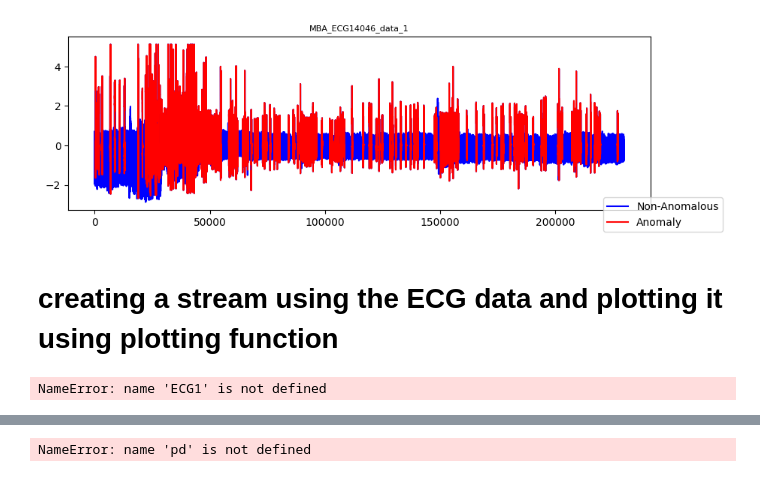
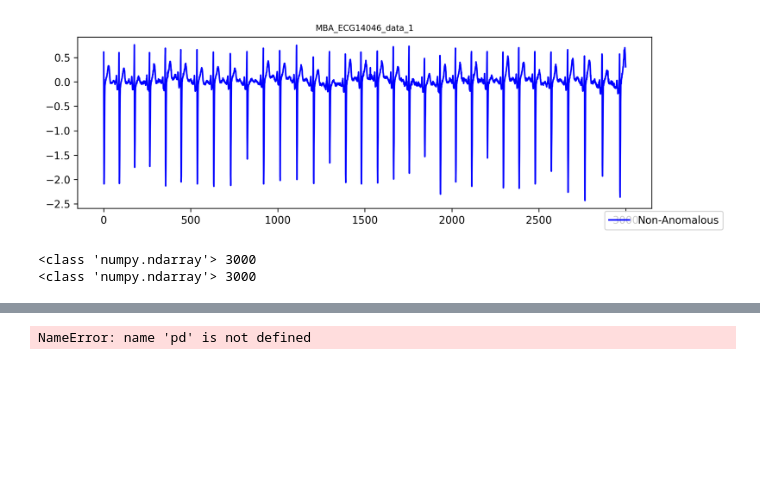
Before and after one commit to mac-dsl/AnomalyDriftDetection, a Jupyter notebook: util/interval_demo.ipynb, the cells around one changed output, grey strips where cells are left out. Drawn from its saved outputs; the diff is of its cells as text; code cells hidden in the pictures; blank space fills up the shorter version.

Commit message:
updated anomaly_intervals to interface with stream

```diff
--- a/util/interval_demo.ipynb
+++ b/util/interval_demo.ipynb
@@ -15,20 +15,18 @@ import arff
 ECG1 = Stream('/Users/akankshanehete/Desktop/AnomalyDriftDetection/data/benchmark/ECG/MBA_ECG14046_data_1.arff')
 ECG2 = Stream('/Users/akankshanehete/Desktop/AnomalyDriftDetection/data/benchmark/ECG/MBA_ECG14046_data_13.arff')
 ECG3 = Stream('/Users/akankshanehete/Desktop/AnomalyDriftDetection/data/benchmark/ECG/MBA_ECG14046_data_15.arff')
-ECG1.plot()
+#ECG1.to_arff(start=3500, end=6500)
-# %% [output]
-[figure, removed]
-# %% [markdown]
-# creating a stream using the ECG data and plotting it using plotting function
-# %%
-# plotting second dataset
-
-anomaly_addition_1 = createAnomalyIntervals(ECG1.iloc[0:max_length, :])
-
-plt.figure(figsize=(100,30))
-plt.plot(anomaly_addition_1.dataset.iloc[:,0])
-# %% [output]
-NameError: name 'ECG1' is not defined
+# %%
+ECGtest = Stream('/Users/akankshanehete/Desktop/AnomalyDriftDetection/util/MBA_ECG14046_data_1.arff')
+ECGtest.plot()
+# %% [output]
+[figure, added]
+# %%
+# plotting second dataset
+anomaly_addition_1 = createAnomalyIntervals(ECGtest)
+# %% [output]
+<class 'numpy.ndarray'> 3000
+<class 'numpy.ndarray'> 3000
 # %%
 # creating point anomaly module with uniform distribution of values
 pDistAnom1 = PointAnomaly(0.02, 'uniform', num_values=100, lowerbound=-1, upperbound=1)
```
Also changed, not shown: parts of 4 cells of this notebook, 1 other file.
